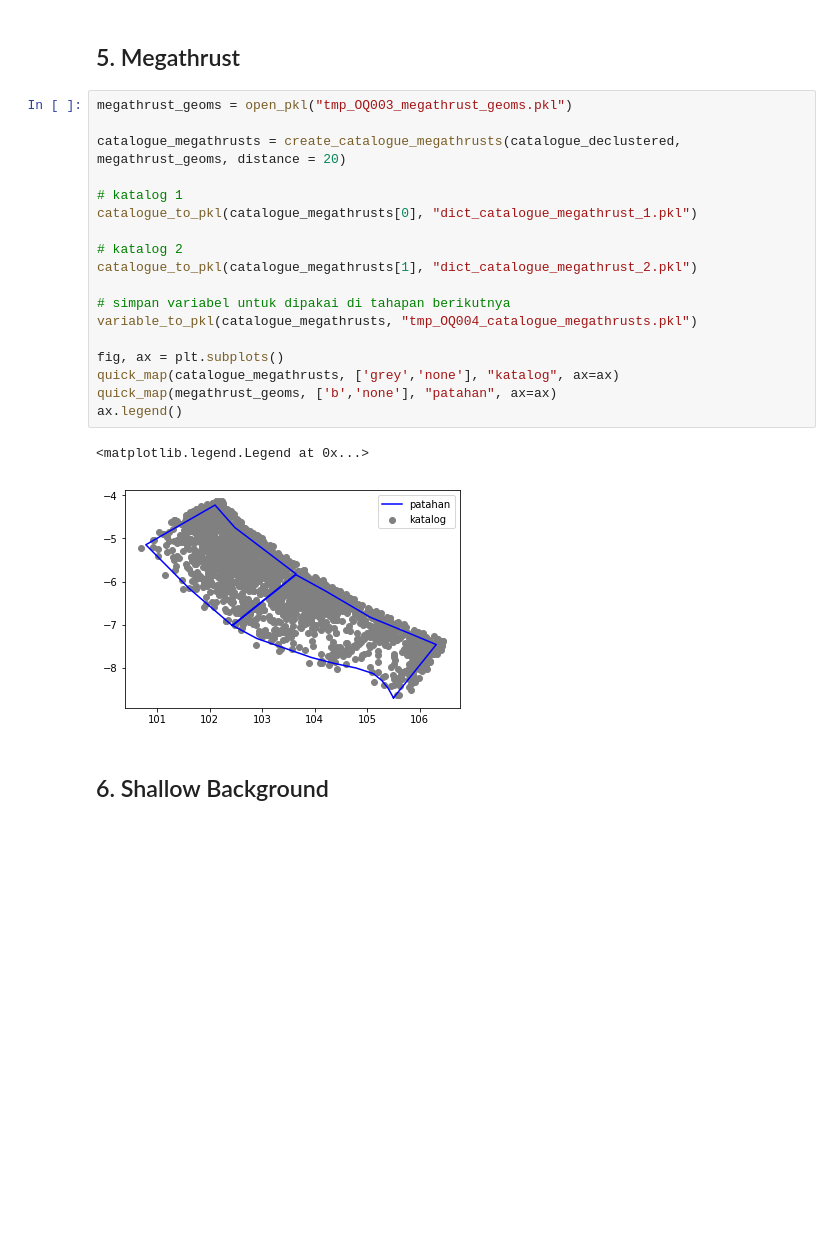
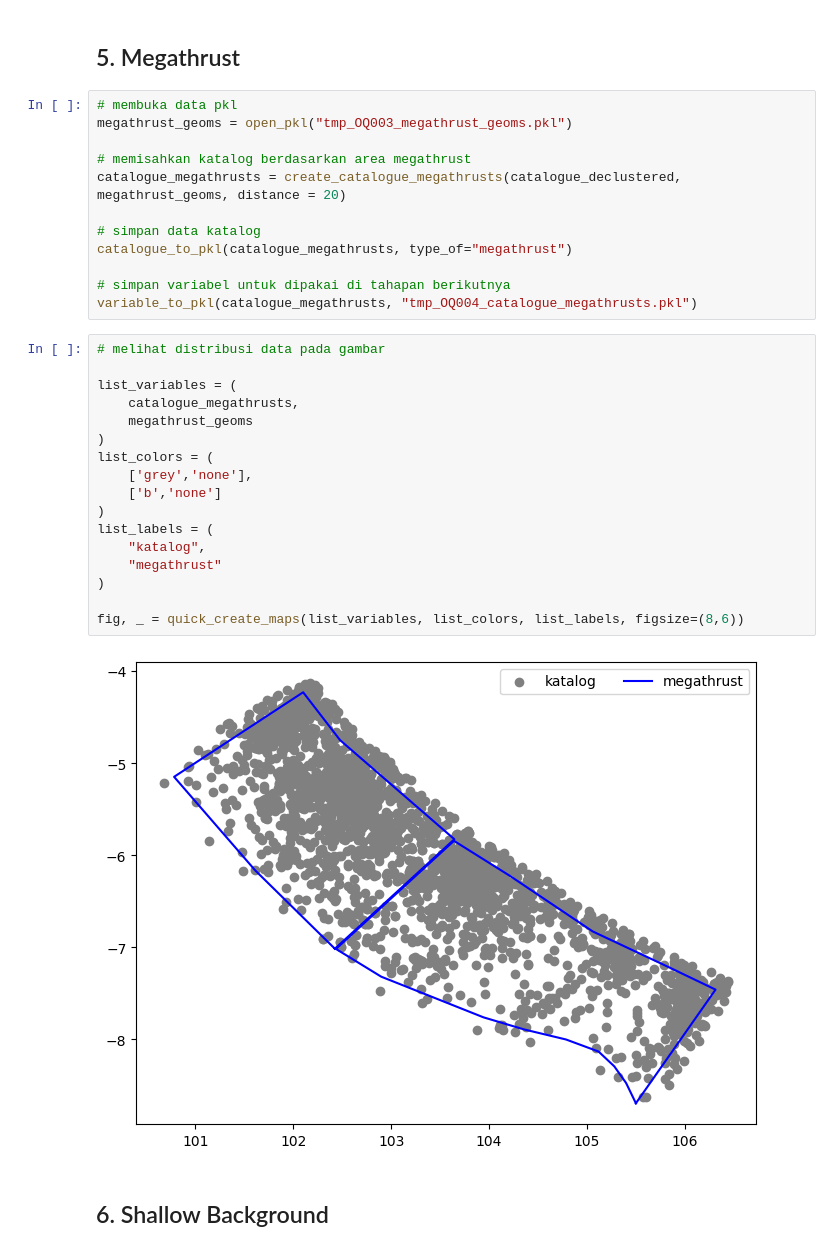
Before and after one commit to yudhastyawan/Seismologi-Teknik-OQ, a Jupyter notebook: OQ004_pemisahan_katalog_sumber_gempa.ipynb, the cells around one changed output. Drawn from its saved outputs; the diff is of its cells as text; blank space fills up the shorter version.

```diff
--- a/OQ004_pemisahan_katalog_sumber_gempa.ipynb
+++ b/OQ004_pemisahan_katalog_sumber_gempa.ipynb
@@ -89,26 +89,36 @@ variable_to_pkl(area_faults_coords, "tmp_OQ004_area_faults_coords.pkl")
 # %% [markdown]
 ## 5. Megathrust
 # %%
+# membuka data pkl
 megathrust_geoms = open_pkl("tmp_OQ003_megathrust_geoms.pkl")
 
+# memisahkan katalog berdasarkan area megathrust
 catalogue_megathrusts = create_catalogue_megathrusts(catalogue_declustered, megathrust_geoms, distance = 20)
 
-# katalog 1
-catalogue_to_pkl(catalogue_megathrusts[0], "dict_catalogue_megathrust_1.pkl")
-
-# katalog 2
-catalogue_to_pkl(catalogue_megathrusts[1], "dict_catalogue_megathrust_2.pkl")
+# simpan data katalog
+catalogue_to_pkl(catalogue_megathrusts, type_of="megathrust")
 
 # simpan variabel untuk dipakai di tahapan berikutnya
 variable_to_pkl(catalogue_megathrusts, "tmp_OQ004_catalogue_megathrusts.pkl")
-
-fig, ax = plt.subplots()
-quick_map(catalogue_megathrusts, ['grey','none'], "katalog", ax=ax)
-quick_map(megathrust_geoms, ['b','none'], "patahan", ax=ax)
-ax.legend()
-# %% [output]
-<matplotlib.legend.Legend at 0x...>
-[figure, removed]
+# %%
+# melihat distribusi data pada gambar
+
+list_variables = (
+    catalogue_megathrusts,
+    megathrust_geoms
+)
+list_colors = (
+    ['grey','none'],
+    ['b','none']
+)
+list_labels = (
+    "katalog",
+    "megathrust"
+)
+
+fig, _ = quick_create_maps(list_variables, list_colors, list_labels, figsize=(8,6))
+# %% [output]
+[figure, added]
 # %% [markdown]
 ## 6. Shallow Background
 # %%
```
Also changed, not shown: parts of 9 cells of this notebook, 10 other files.
